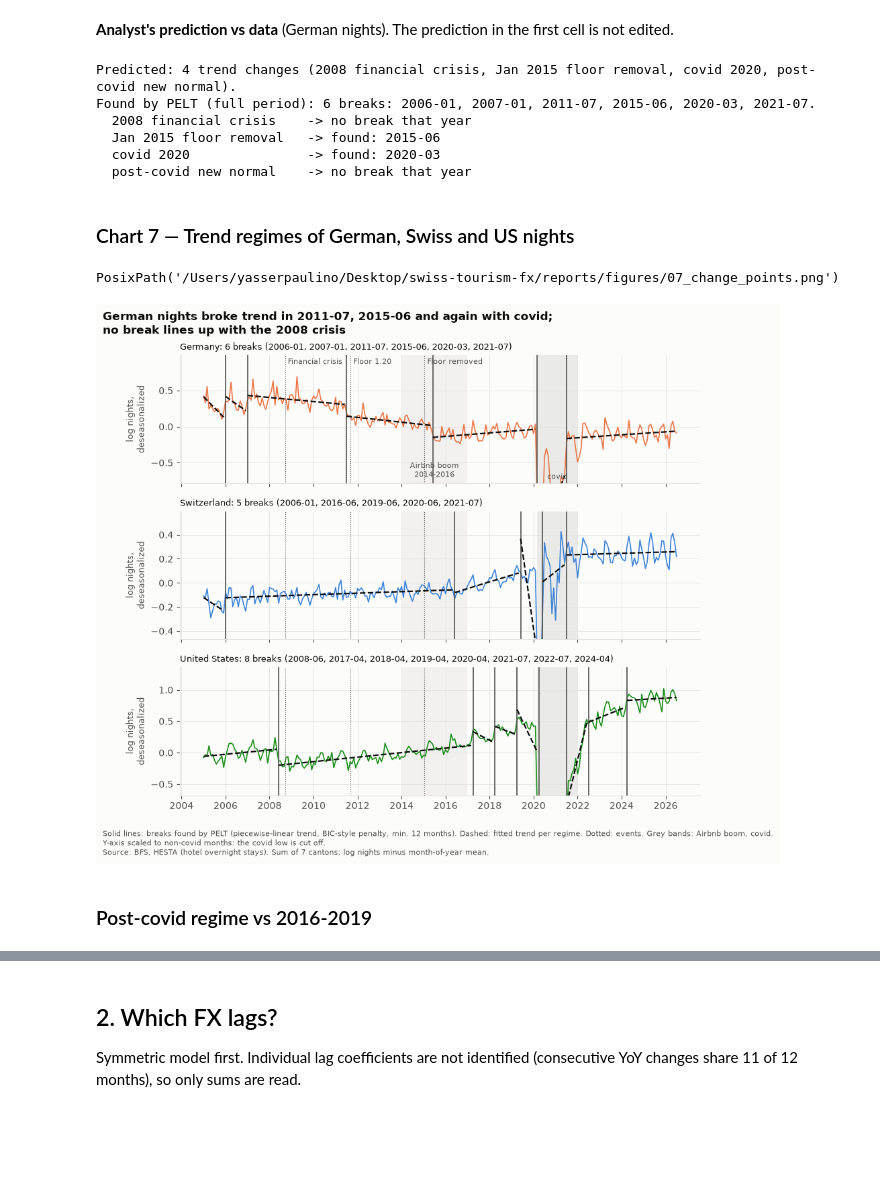
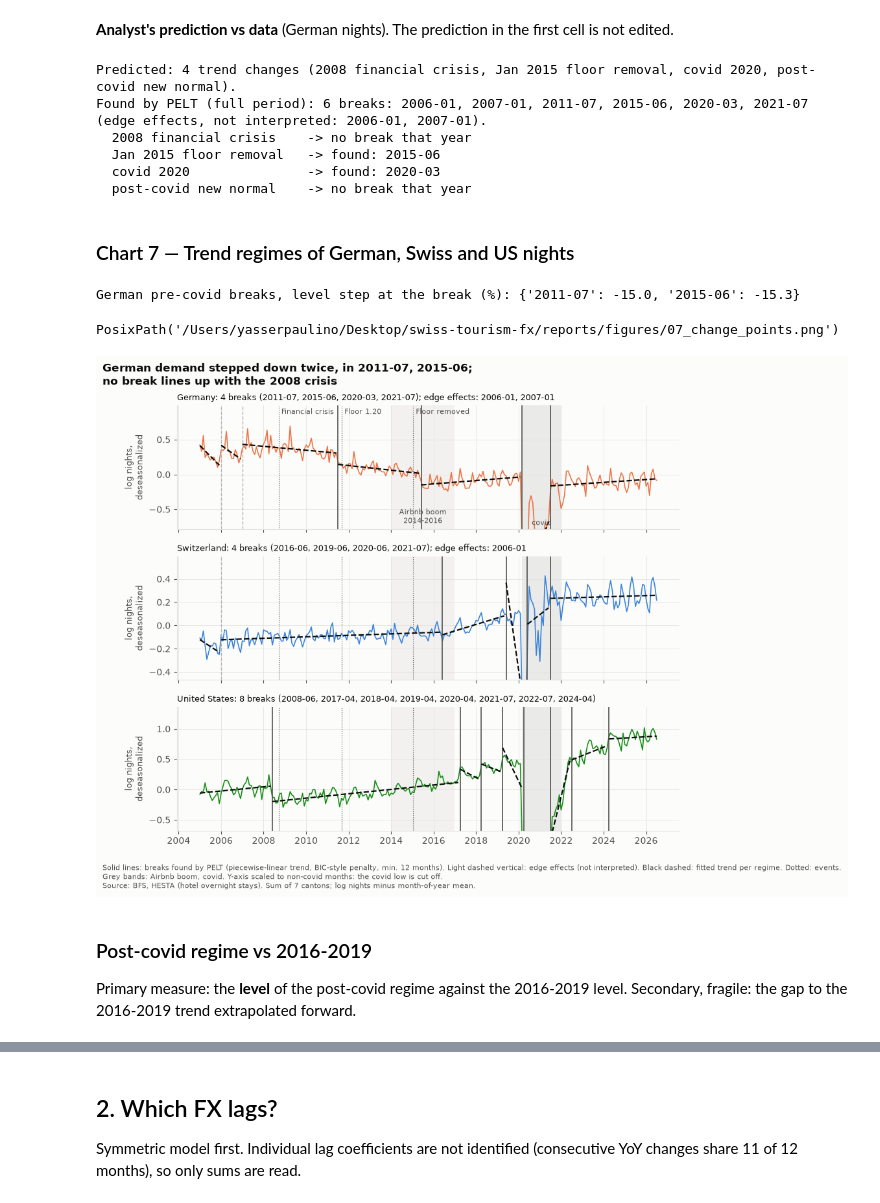
Before and after one commit to Pauulinooo/swiss-tourism-fx, a Jupyter notebook: notebooks/02_fx_effect.ipynb, the cells around one changed output, grey strips where cells are left out. Saved outputs shown, nothing was run; the diff lists cells and outputs as text; code cells hidden in the pictures; blank space fills up the shorter version.

```diff
--- a/notebooks/02_fx_effect.ipynb
+++ b/notebooks/02_fx_effect.ipynb
@@ -70,9 +82,12 @@ breaks["EUR/CHF"] = fe.detect_breaks(fx_log)
 breaks_pre["EUR/CHF"] = fe.detect_breaks(fx_log[:PRE_COVID_END])
 
 fmt = lambda bs: ", ".join(f"{b:%Y-%m}" for b in bs) or "none"
+edges = {k: fe.edge_breaks(fx_log if k == "EUR/CHF" else des[k], v) for k, v in breaks.items()}
+core = {k: [b for b in v if b not in edges[k]] for k, v in breaks.items()}
 summary = pd.DataFrame({
-    "breaks_full_period": {k: fmt(v) for k, v in breaks.items()},
-    "n_full": {k: len(v) for k, v in breaks.items()},
+    "breaks_full_period": {k: fmt(v) for k, v in core.items()},
+    "edge_effects": {k: fmt(v) for k, v in edges.items()},
+    "n_full": {k: len(v) for k, v in core.items()},
     "breaks_pre_covid": {k: fmt(v) for k, v in breaks_pre.items()},
     "n_pre": {k: len(v) for k, v in breaks_pre.items()},
 })
@@ -126,13 +141,14 @@ predicted = {"2008 financial crisis": "2008", "Jan 2015 floor removal": "2015-01
              "covid 2020": "2020", "post-covid new normal": "2022"}
 found = [f"{b:%Y-%m}" for b in breaks["Germany"]]
 print(f"Predicted: 4 trend changes ({', '.join(predicted)}).")
-print(f"Found by PELT (full period): {len(found)} breaks: {', '.join(found)}.")
+print(f"Found by PELT (full period): {len(found)} breaks: {', '.join(found)} "
+      f"(edge effects, not interpreted: {fmt(edges['Germany'])}).")
 for event, key in predicted.items():
     hits = [f for f in found if f.startswith(key[:4])]
     print(f"  {event:<24} -> {'found: ' + ', '.join(hits) if hits else 'no break that year'}")
 # %% [output]
 Predicted: 4 trend changes (2008 financial crisis, Jan 2015 floor removal, covid 2020, post-covid new normal).
-Found by PELT (full period): 6 breaks: 2006-01, 2007-01, 2011-07, 2015-06, 2020-03, 2021-07.
+Found by PELT (full period): 6 breaks: 2006-01, 2007-01, 2011-07, 2015-06, 2020-03, 2021-07 (edge effects, not interpreted: 2006-01, 2007-01).
   2008 financial crisis    -> no break that year
   Jan 2015 floor removal   -> found: 2015-06
   covid 2020               -> found: 2020-03
@@ -148,42 +164,54 @@ for ax, m in zip(axes, MARKETS):
                alpha=0.06, lw=0, zorder=0)
     shade_covid(ax, label=ax is axes[0])
     ax.plot(des[m].index, des[m], color=ORIGIN_COLORS[m], lw=1.2, alpha=0.9)
     for start in breaks[m]:                                 # one line per regime
-        ax.axvline(start, color=INK_SOFT, lw=1.2)
+        edge = start in edges[m]
+        ax.axvline(start, color="#b5b4ae" if edge else INK_SOFT, lw=1.0 if edge else 1.2,
+                   ls="--" if edge else "-")
     seg_id = np.searchsorted(np.array(breaks[m], dtype="datetime64[ns]"), fits[m].index.values, side="right")
     for k in np.unique(seg_id):
         part = fits[m][seg_id == k]
         ax.plot(part.index, part, color="#0b0b0b", lw=1.6, ls="--")
     for d, _ in EVENTS:
         ax.axvline(pd.Timestamp(d), color=INK_SOFT, lw=0.8, ls=":")
     ax.set_ylabel("log nights,\ndeseasonalized", fontsize=9)
-    ax.set_title(f"{m}: {len(breaks[m])} breaks ({fmt(breaks[m])})", loc="left", fontsize=9,
+    ax.set_title(f"{m}: {len(core[m])} breaks ({fmt(core[m])})"
+                 + (f"; edge effects: {fmt(edges[m])}" if edges[m] else ""), loc="left", fontsize=9,
                  fontweight="normal")
     # Covid plunge would flatten every other regime: scale on non-covid months
     calm = des[m][(des[m].index < "2020-03-01") | (des[m].index > "2021-12-01")]
     pad = 0.25 * (calm.max() - calm.min())
     ax.set_ylim(calm.min() - pad, calm.max() + pad)
 for d, text in EVENTS:
     axes[0].annotate(text, xy=(pd.Timestamp(d), 0.98), xycoords=("data", "axes fraction"),
                      xytext=(3, 0), textcoords="offset points", va="top", fontsize=8, color=INK_SOFT)
 axes[0].annotate("Airbnb boom\n2014-2016", xy=(pd.Timestamp("2015-07-01"), 0.03),
                  xycoords=("data", "axes fraction"), ha="center", va="bottom", fontsize=8, color=INK_SOFT)
 year_axis(axes[-1])
-de_b = [b for b in breaks["Germany"] if b < pd.Timestamp("2020-01-01") and b >= pd.Timestamp("2008-01-01")]
-fig.suptitle(f"German nights broke trend in {fmt(de_b)} and again with covid;\n"
+de_b = [b for b in core["Germany"] if b < pd.Timestamp("2020-01-01")]
+jumps = {b: fe.level_jump(fits["Germany"], b) for b in de_b}
+print("German pre-covid breaks, level step at the break (%):",
+      {f"{b:%Y-%m}": round(j, 1) for b, j in jumps.items()})
+assert len(de_b) == 2 and all(j < 0 for j in jumps.values()), "'stepped down twice' no longer holds"
+assert not any(b.year in (2008, 2009) for b in core["Germany"]), "a break now lines up with 2008"
+fig.suptitle(f"German demand stepped down twice, in {fmt(de_b)};\n"
              f"no break lines up with the 2008 crisis", x=0.01, ha="left", fontsize=12,
              fontweight="bold")
 add_source(fig, SOURCE_BFS + ". Sum of 7 cantons; log nights minus month-of-year mean.",
            "Solid lines: breaks found by PELT (piecewise-linear trend, BIC-style penalty, min. 12 months). "
-           "Dashed: fitted trend per regime. Dotted: events. Grey bands: Airbnb boom, covid.\n"
+           "Light dashed vertical: edge effects (not interpreted). Black dashed: fitted trend per regime. "
+           "Dotted: events.\nGrey bands: Airbnb boom, covid. "
            "Y-axis scaled to non-covid months: the covid low is cut off.")
 fig.subplots_adjust(bottom=0.12, top=0.9, hspace=0.22)
 save(fig, "07_change_points")
 # %% [output]
-PosixPath('/Users/yasserpaulino/Desktop/swiss-tourism-fx/reports/figures/07_change_points.png')
+German pre-covid breaks, level step at the break (%): {'2011-07': -15.0, '2015-06': -15.3}
+PosixPath('/Users/yasserpaulino/Desktop/swiss-tourism-fx/reports/figures/07_change_points.png')
-[figure, old version]
+[figure, new version]
-# %% [markdown]
-### Post-covid regime vs 2016-2019
+# %% [markdown]
+### Post-covid regime vs 2016-2019
+
+Primary measure: the **level** of the post-covid regime against the 2016-2019 level. Secondary, fragile: the gap to the 2016-2019 trend extrapolated forward.
 # %%
 post = pd.DataFrame([fe.post_covid_vs_path(des[m], breaks[m]) for m in MARKETS]).set_index("market")
 display(post)
```
Also changed, not shown: parts of 15 cells of this notebook, 3 other files.
